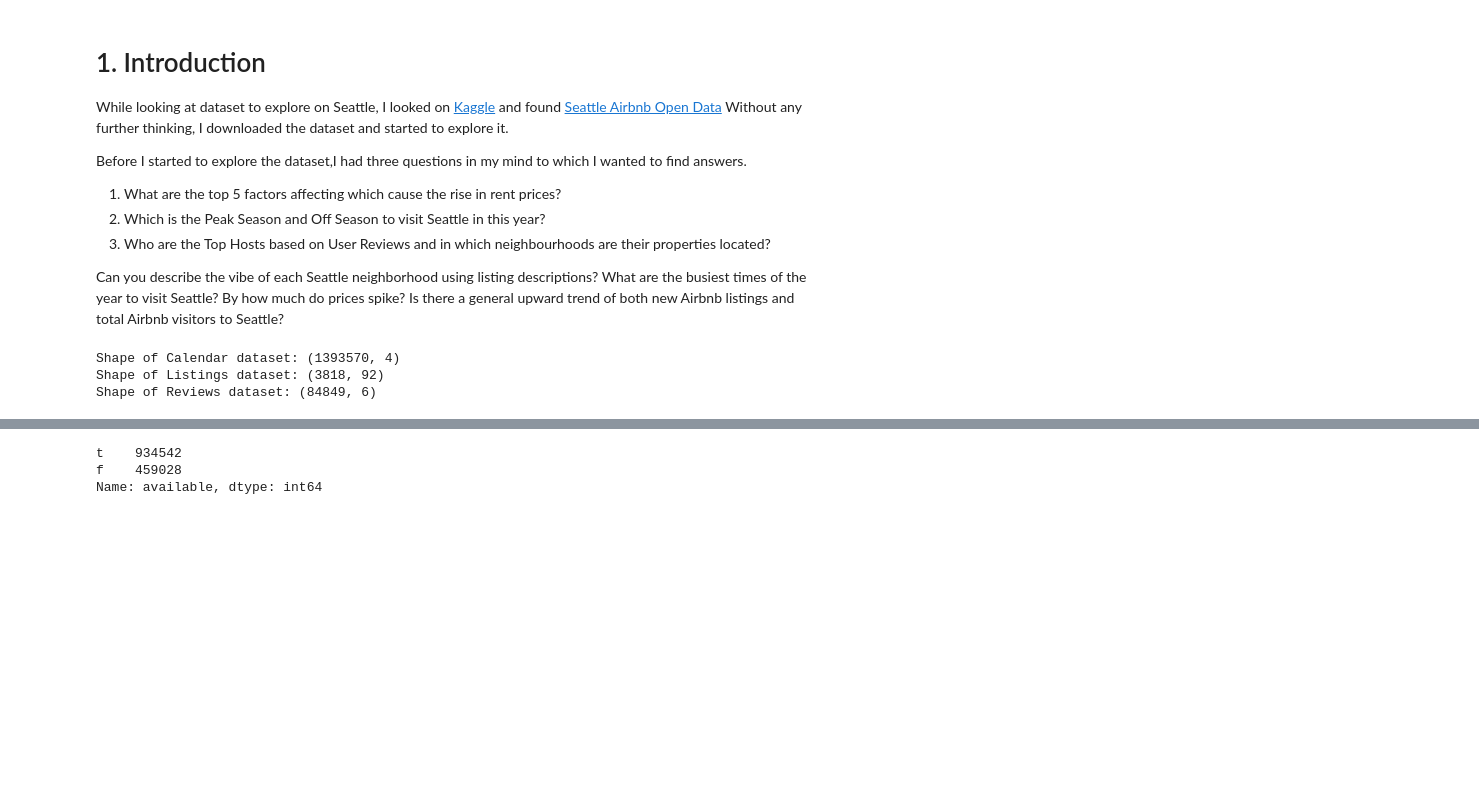
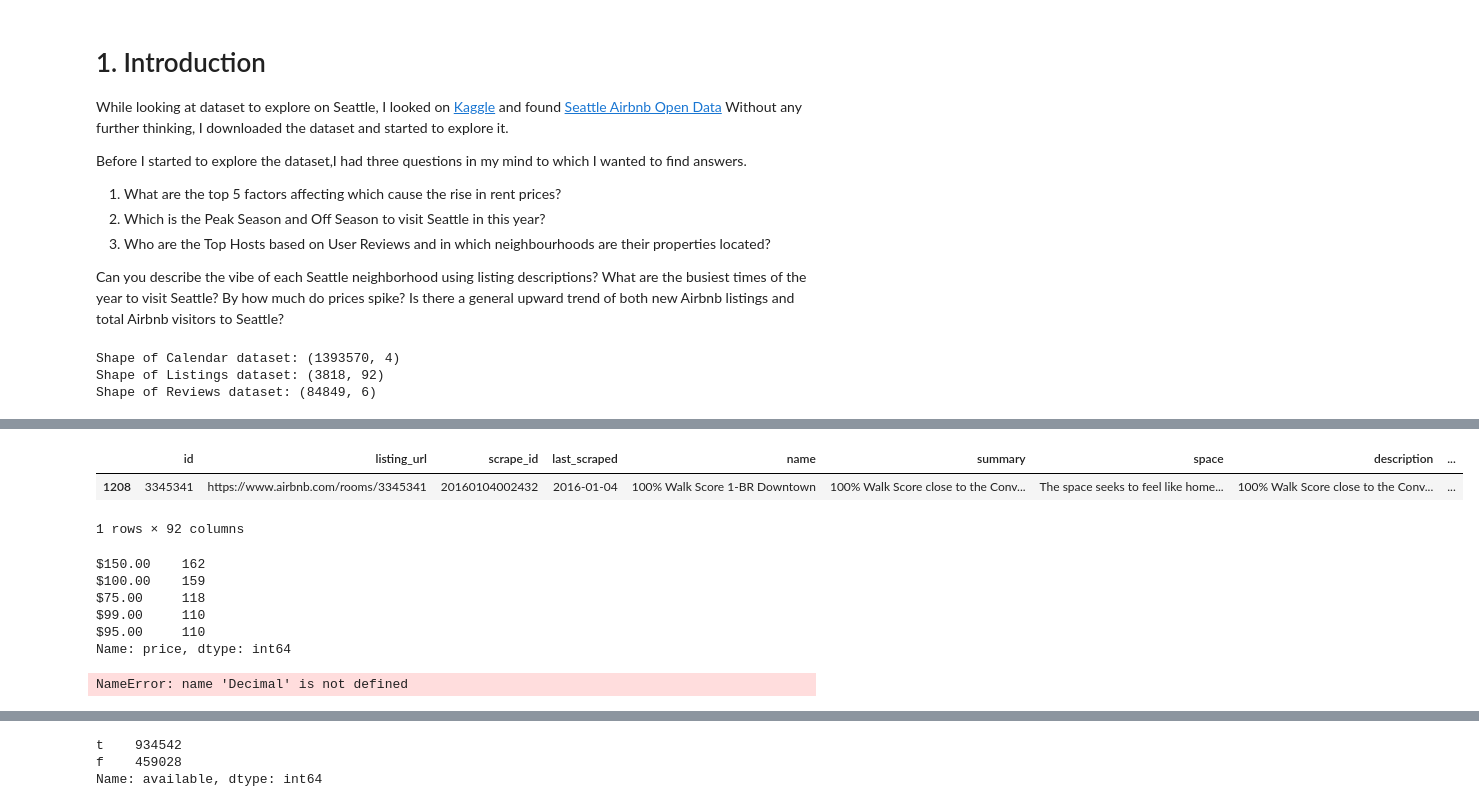
Before and after one commit to SachinSShinde/Airbnb-Seattle, a Jupyter notebook: Seattle_Data_Exploration.ipynb, the cells around one changed output, grey strips where cells are left out. Saved outputs shown, nothing was run; the diff lists cells and outputs as text; code cells hidden in the pictures; blank space fills up the shorter version.

```diff
--- a/Seattle_Data_Exploration.ipynb
+++ b/Seattle_Data_Exploration.ipynb
@@ -65,0 +120,19 @@ df_calendar.shape[0]
+# %%
+df_listings[df_listings.price==np.max(df_listings.price)].head()
+# %% [output]
+|  | id | listing_url | scrape_id | last_scraped | name | summary | space | description | ... |
+| 1208 | 3345341 | https://www.airbnb.com/rooms/3345341 | 20160104002432 | 2016-01-04 | 100% Walk Score 1-BR Downtown | 100% Walk Score close to the Conv... | The space seeks to feel like home... | 100% Walk Score close to the Conv... | ... |
+1 rows × 92 columns
+# %%
+df_listings.price.value_counts().nlargest()
+# %% [output]
+$150.00    162
+$100.00    159
+$75.00     118
+$99.00     110
+$95.00     110
+Name: price, dtype: int64
+# %%
+(df_listings['price'].strip('$'))
+# %% [output]
+NameError: name 'Decimal' is not defined
```
Also changed, not shown: parts of 15 cells of this notebook.
